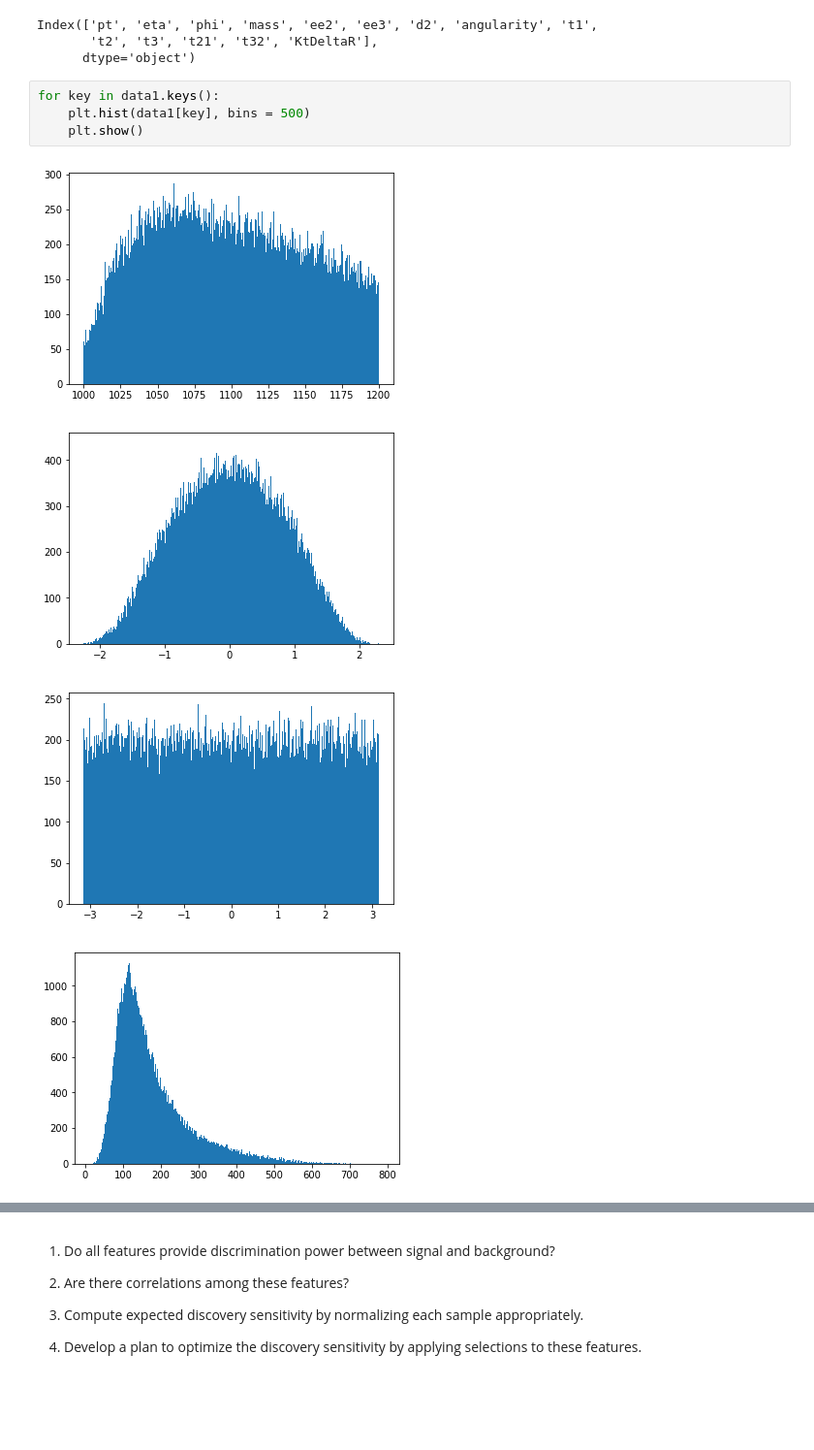
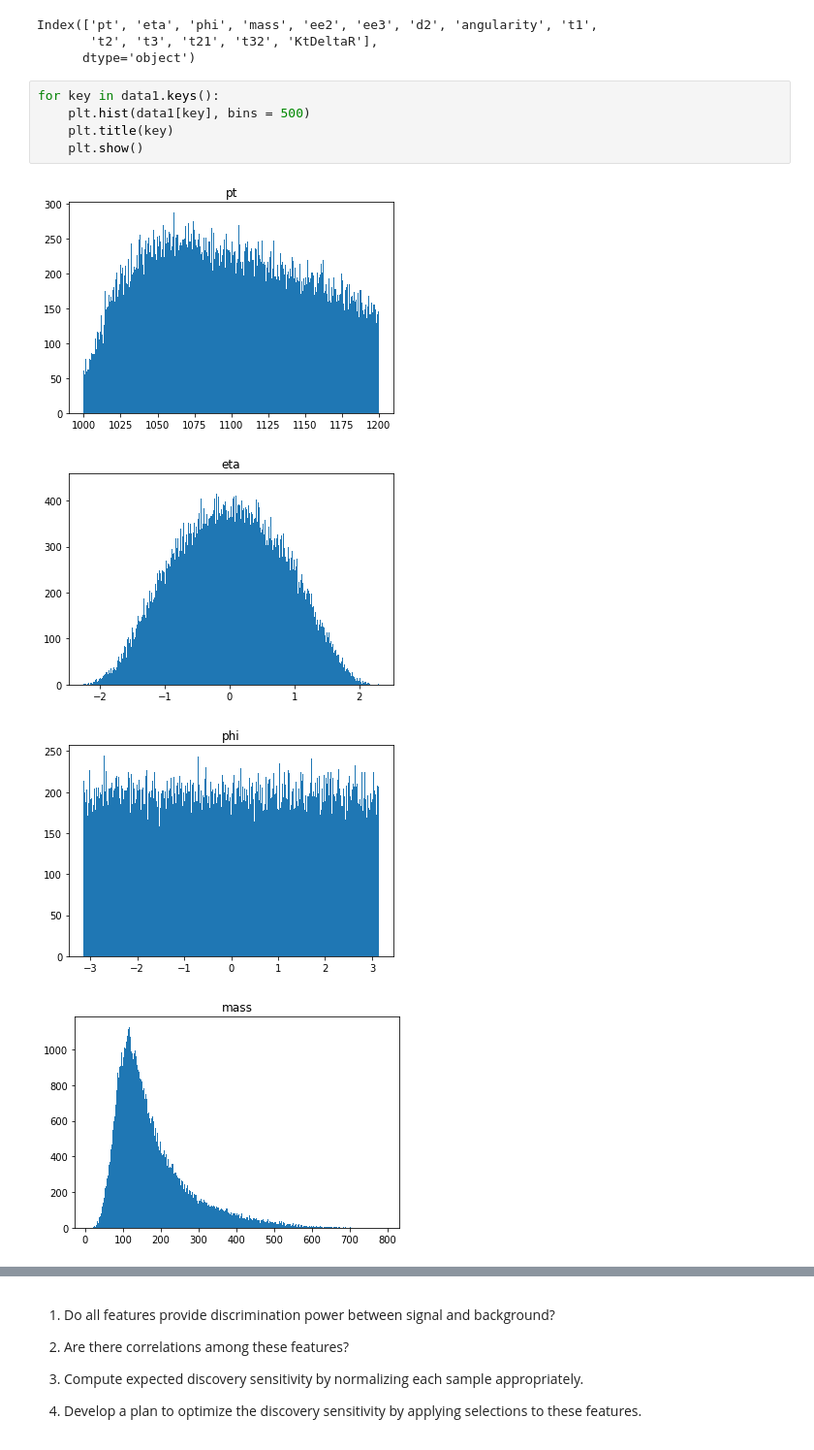
Before and after one commit to s-agiedd/PHYS_434, a Jupyter notebook: Labs/Alyssa_Giedd_Lab5.ipynb, the cells around one changed output, grey strips where cells are left out. Shown: that part at 97% size. Saved outputs shown, nothing was run; the diff lists cells and outputs as text; blank space fills up the shorter version.

```diff
--- a/Labs/Alyssa_Giedd_Lab5.ipynb
+++ b/Labs/Alyssa_Giedd_Lab5.ipynb
@@ -25,9 +25,10 @@ Index(['pt', 'eta', 'phi', 'mass', 'ee2', 'ee3', 'd2', 'angularity', 't1',
 # %%
 for key in data1.keys():
     plt.hist(data1[key], bins = 500)
+    plt.title(key)
     plt.show()
 # %% [output]
-[figure, old version]
+[figure, new version]
-[figure, old version]
+[figure, new version]
-[figure, old version]
+[figure, new version]
-[figure, old version]
+[figure, new version]
```
Also changed, not shown: parts of 2 cells of this notebook.
